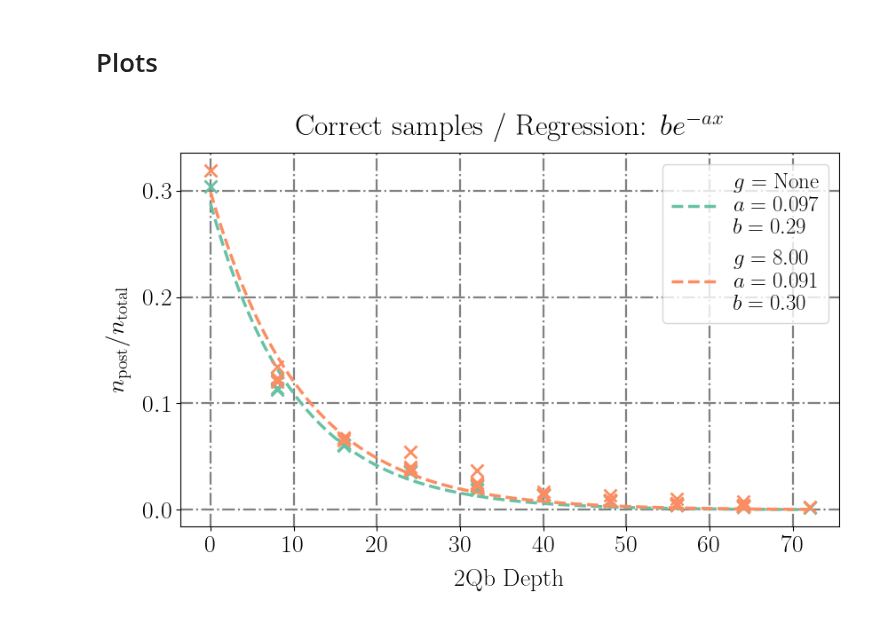
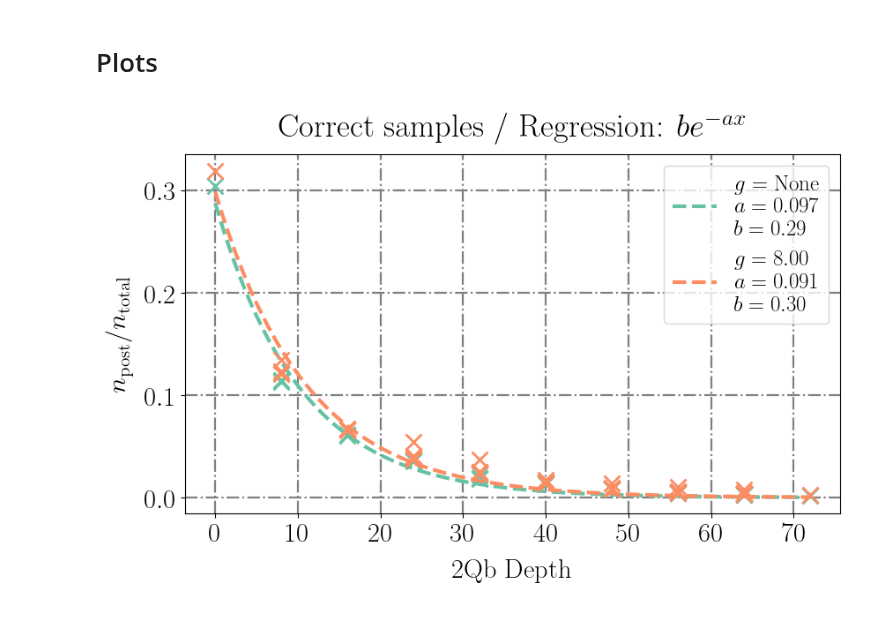
Before and after one commit to Fradm98/qs-qh, a Jupyter notebook: src/notebooks/Z2/Gauge dynamical decoupling quantification.ipynb, the cells around one changed output. Cells and saved outputs as stored; diff of their text form; code cells hidden in the pictures.

```diff
--- a/src/notebooks/Z2/Gauge dynamical decoupling quantification.ipynb
+++ b/src/notebooks/Z2/Gauge dynamical decoupling quantification.ipynb
@@ -124,9 +121,9 @@ import matplotlib.pyplot as plt
 import numpy as np
 import scipy as sp
 
-def plot_n_discarded_samples_comparison(samples_dicts_arr, postselected_samples_dicts_arr, g_arr=None, x_arr=None, resolution=100, x_label=None, regression=False, filepath=""):
+def plot_n_discarded_samples_comparison(samples_dicts_arr, postselected_samples_dicts_arr, g_arr, x_arr=None, resolution=100, x_label=None, regression=False, filepath=""):
     plt.rc("text", usetex=True)
-    plt.rc("font", size=20, family="serif", weight="bold")
+    plt.rc("font", size=22, family="serif", weight="bold")
 
     if len(samples_dicts_arr) != len(postselected_samples_dicts_arr):
         raise ValueError("Samples and Postselected samples dict are not the same lenght")
@@ -152,33 +149,33 @@ def plot_n_discarded_samples_comparison(samples_dicts_arr, postselected_samples_
     ratio_arr = npostselected_samples_arr/ntotal_samples_arr
     fig, ax = plt.subplots(figsize=[9, 6])
     reg_func = lambda x, a, b: b*np.exp(-a*x)
     cmap = plt.get_cmap("Set2")
     x_plot = np.linspace(x_arr[0], x_arr[-1], resolution)
     for i, (samples_dicts, postselected_samples_dicts) in enumerate(zip(samples_dicts_arr, postselected_samples_dicts_arr)):
         color = cmap((i % 8)/8 + 0.01)
         if regression:
             popt, pcov = sp.optimize.curve_fit(reg_func, x_arr, ratio_arr[i], p0=[1, 1])
             try:
                 g_str = f"$g = {float(g_arr[i]):.02f}$"
             except TypeError:
                 g_str = f"$g$ = {str(g_arr[i])}"
-            plt.plot(x_plot, reg_func(x_plot, *popt), "--", linewidth=2.5, color=color, label=f"{g_str}\n$a={popt[0]:.03f}$\n"+f"$b = {popt[1]:0.2f}$")
-        plt.plot(x_arr, ratio_arr[i], "x", markersize=10, markeredgewidth=2, color=color)
+            plt.plot(x_plot, reg_func(x_plot, *popt), "--", linewidth=3, color=color, label=f"{g_str}\n$a={popt[0]:.03f}$\n"+f"$b = {popt[1]:0.2f}$")
+        plt.plot(x_arr, ratio_arr[i], "x", markersize=13, markeredgewidth=2, color=color)
         plt.grid(color="gray", linestyle="dashdot", linewidth=1.6)
         plt.ylabel(r"$n_{\mathrm{post}}/n_{\mathrm{total}}$", labelpad=10)
         if regression:
             plt.legend(prop={"size":18})
         if x_label is not None:
             plt.xlabel(x_label, labelpad=10)
         else:
             plt.xlabel("Sample sets", labelpad=10)
     plt.title(r"Correct samples / Regression: $b e^{-ax}$", pad=15)
     plt.tight_layout()
     if filepath:
         plt.savefig(filepath, dpi=300, facecolor="none")
     plt.show()
     plt.rcdefaults()
 
 plot_n_discarded_samples_comparison(samples_dicts, postselected_samples_dicts, g_arr=g_arr, x_arr=np.array([depth2qb(circ) for circ in circuits[0]]), x_label="2Qb Depth", regression=True, filepath=f"gauge_dd_samples_comparison_maxt_{final_time}_steps_{steps}_L_{L}_J_{J:.04f}_h_{h:.04f}_lamb_{lamb:.04f}_g_{g_arr[0]}_{g_arr[1]}_pp_{particle_pair_left_position}_pl_{particle_pair_length}_dc_{sampler_options["dynamical_decoupling"]["sequence_type"]}_twirling_{sampler_options["twirling"]["enable_gates"]}_xbasis_{x_basis}.png")
 # %% [output]
-[figure, old version]
+[figure, new version]
```
Also changed, not shown: parts of 2 cells of this notebook, 2 other files.
